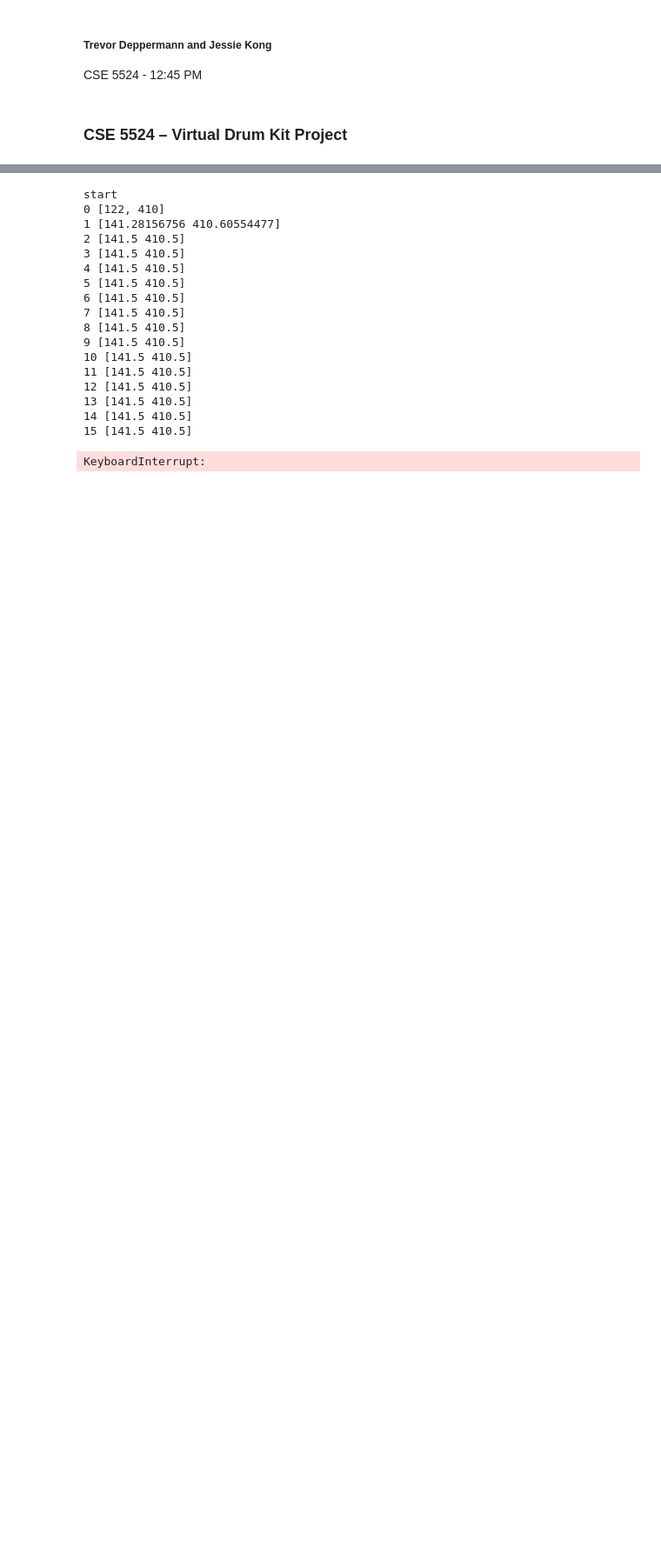
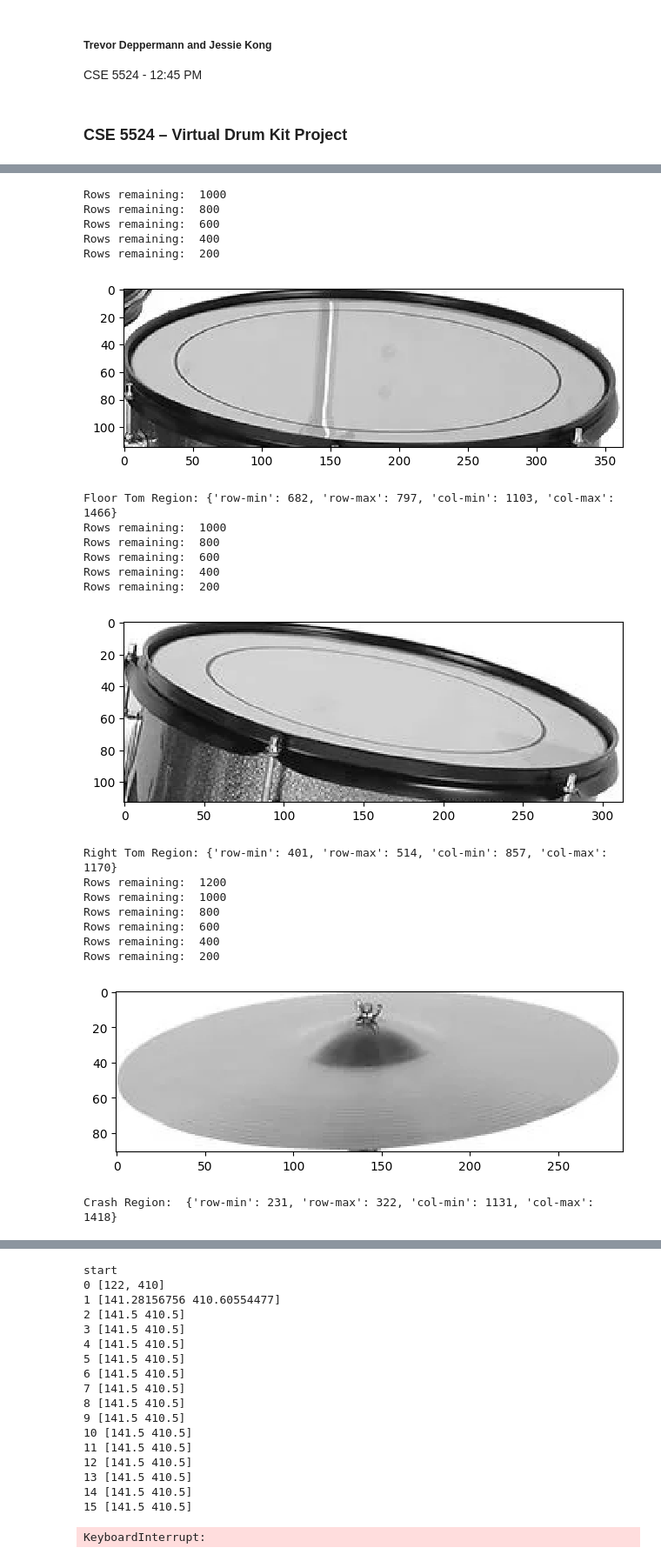
Before and after one commit to jessie-kong/Virtual-Drum-Kit, a Jupyter notebook: main.ipynb, the cells around one changed output, grey strips where cells are left out. Shown at 87% size. Saved outputs shown, nothing was run; the diff lists cells and outputs as text; code cells hidden in the pictures; blank space fills up the shorter version.

```diff
--- a/main.ipynb
+++ b/main.ipynb
@@ -597,35 +159,42 @@ display(lefttom_im)
 # %%
-#initialize right side of the drum set
+# Find right-side drum kit components
 
-#load in templates for snare, hihat, and left-tom drums
-temp_righttom = skimage.color.rgb2gray(io.imread('original_images/righttom.jpeg')[:, :, :3])
-temp_floortom = skimage.color.rgb2gray(io.imread('original_images/floortom.jpeg')[:, :, :3])
-temp_crash = skimage.color.rgb2gray(io.imread('original_images/crash.jpeg')[:, :, :3])
+# Load in templates for snare, hihat, and left-tom drums
+template_floortom = skimage.color.rgb2gray(io.imread('original_images/floortom.jpeg')[:, :, :3])
+template_righttom = skimage.color.rgb2gray(io.imread('original_images/righttom.jpeg')[:, :, :3])
+template_crash = skimage.color.rgb2gray(io.imread('original_images/crash.jpeg')[:, :, :3])
 
-#reshape templates for NCC search
-template_righttom = temp_righttom[0:113, 0:313]
-template_floortom = temp_floortom[0:115, 0:363]
-template_crash = temp_crash[0:91, 0:287]
+# Get floor tom region
+floortom_coords = ncc(images[0], template_floortom, bottom=True, right=True)
+print('Floor Tom Region:', floortom_coords)
 
-#get search image patch for right side of drumset to decrease search time
-main_rows = images[0].shape[0]
-main_col = images[0].shape[1]
-right_search_area = images[0][main_rows//7:main_rows, main_col//2:main_col]
+# Get right tom region
+righttom_coords = ncc(images[0], template_righttom, bottom=True, right=True)
+print('Right Tom Region:', righttom_coords)
 
-#get floortom region
-floortom_coords = getCoordsRight(images[0], right_search_area, template_floortom)
-floortom_im = images[0][floortom_coords['x-min']:floortom_coords['x-max'], floortom_coords['y-min']:floortom_coords['y-max']]
-print('Floor Tom Region: ', floortom_coords)
-display(floortom_im)
-
-#get righttom region
-righttom_coords = getCoordsRight(images[0], right_search_area, template_righttom)
-righttom_im = images[0][righttom_coords['x-min']:righttom_coords['x-max'], righttom_coords['y-min']:righttom_coords['y-max']]
-print('Right Tom Region: ', righttom_coords)
-display(righttom_im)
-
-#get crash region
-crash_coords = getCoordsRight(images[0], right_search_area, template_crash)
-crash_im = images[0][crash_coords['x-min']:crash_coords['x-max'], crash_coords['y-min']:crash_coords['y-max']]
-print('Crash Cymbal Region: ', crash_coords)
-display(crash_im)
+# Get crash region
+crash_coords = ncc(images[0], template_crash, right=True)
+print('Crash Region: ', crash_coords)
+# %% [output]
+Rows remaining:  1000
+Rows remaining:  800
+Rows remaining:  600
+Rows remaining:  400
+Rows remaining:  200
+[figure, added]
+Floor Tom Region: {'row-min': 682, 'row-max': 797, 'col-min': 1103, 'col-max': 1466}
+Rows remaining:  1000
+Rows remaining:  800
+Rows remaining:  600
+Rows remaining:  400
+Rows remaining:  200
+[figure, added]
+Right Tom Region: {'row-min': 401, 'row-max': 514, 'col-min': 857, 'col-max': 1170}
+Rows remaining:  1200
+Rows remaining:  1000
+Rows remaining:  800
+Rows remaining:  600
+Rows remaining:  400
+Rows remaining:  200
+[figure, added]
+Crash Region:  {'row-min': 231, 'row-max': 322, 'col-min': 1131, 'col-max': 1418}
```
Also changed, not shown: parts of 18 cells of this notebook, 4 other files.
